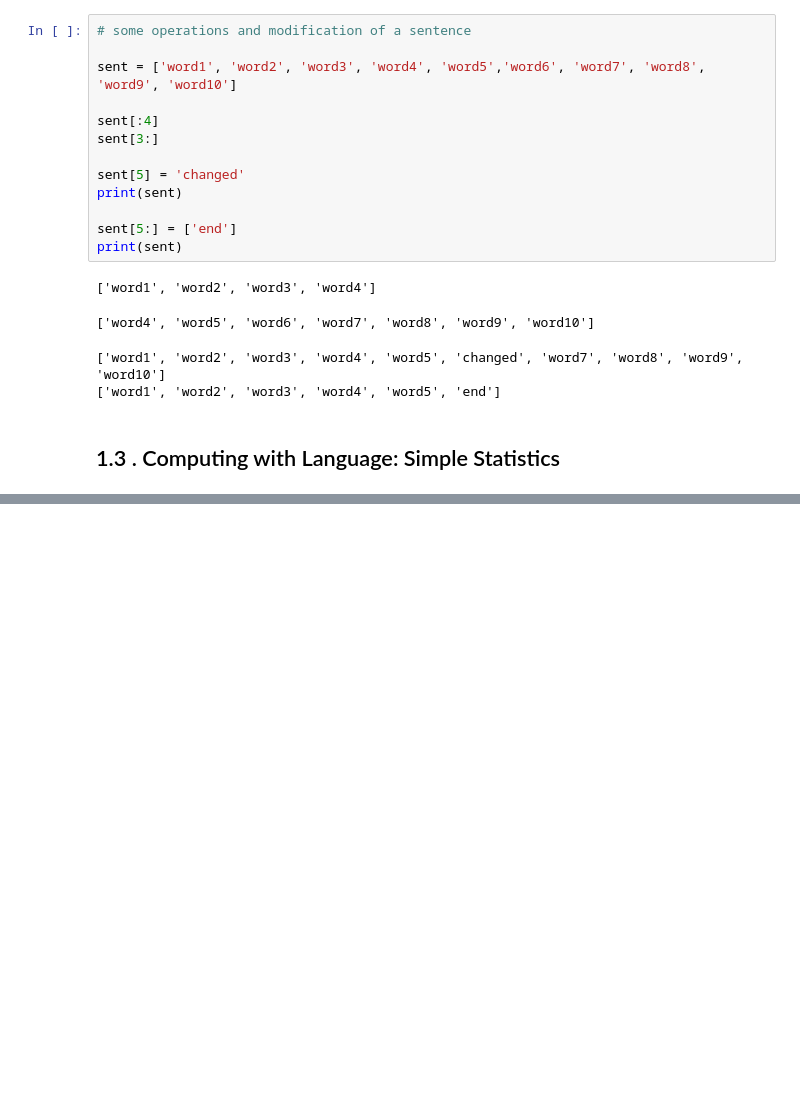
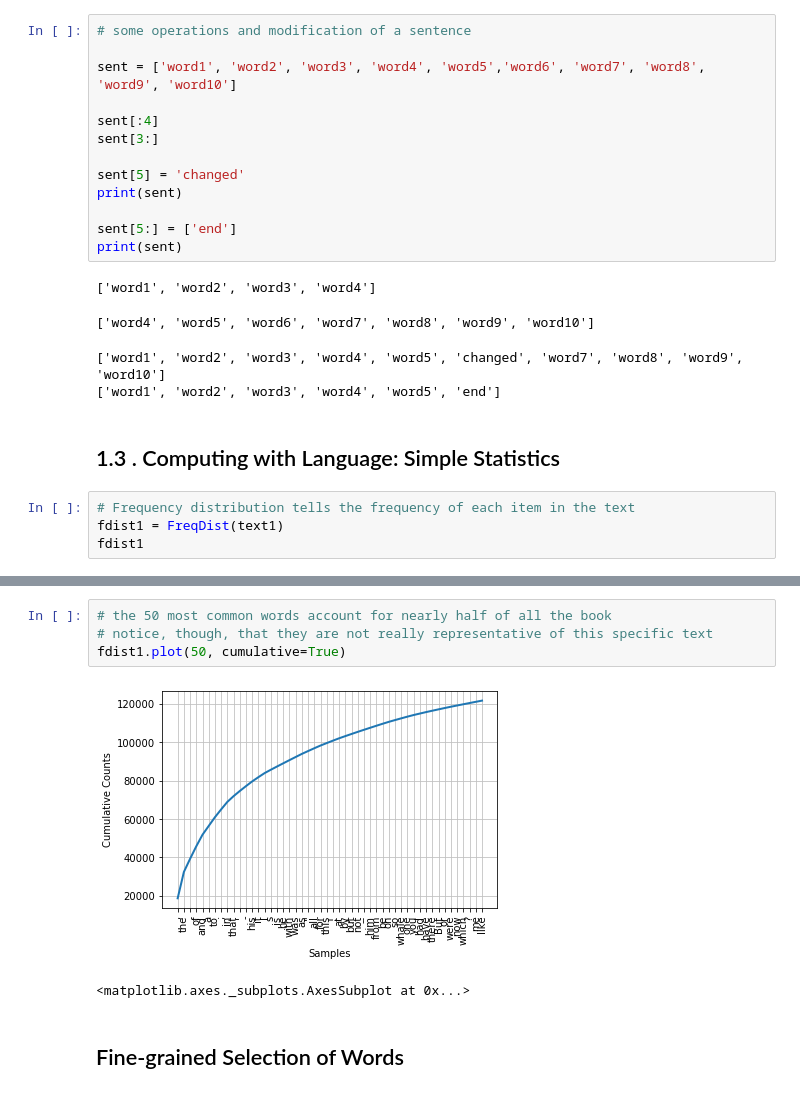
Before and after one commit to seidikun/nltk-book-jupyter, a Jupyter notebook: NLTK - Chapter 1.ipynb, the cells around one changed output, grey strips where cells are left out. Cells and saved outputs as stored; diff of their text form; blank space fills up the shorter version.

```diff
--- a/NLTK - Chapter 1.ipynb
+++ b/NLTK - Chapter 1.ipynb
@@ -240,3 +233,7 @@ print(sent)
 ['word1', 'word2', 'word3', 'word4', 'word5', 'end']
 # %% [markdown]
 ## 1.3 .  Computing with Language: Simple Statistics
+# %%
+# Frequency distribution tells the frequency of each item in the text
+fdist1 = FreqDist(text1)
+fdist1
@@ -242,0 +249,9 @@ print(sent)
+# %%
+# the 50 most common words account for nearly half of all the book
+# notice, though, that they are not really representative of this specific text
+fdist1.plot(50, cumulative=True)
+# %% [output]
+[figure, added]
+<matplotlib.axes._subplots.AxesSubplot at 0x...>
+# %% [markdown]
+## Fine-grained Selection of Words
```
Also changed, not shown: parts of 15 cells of this notebook, 2 other files.
